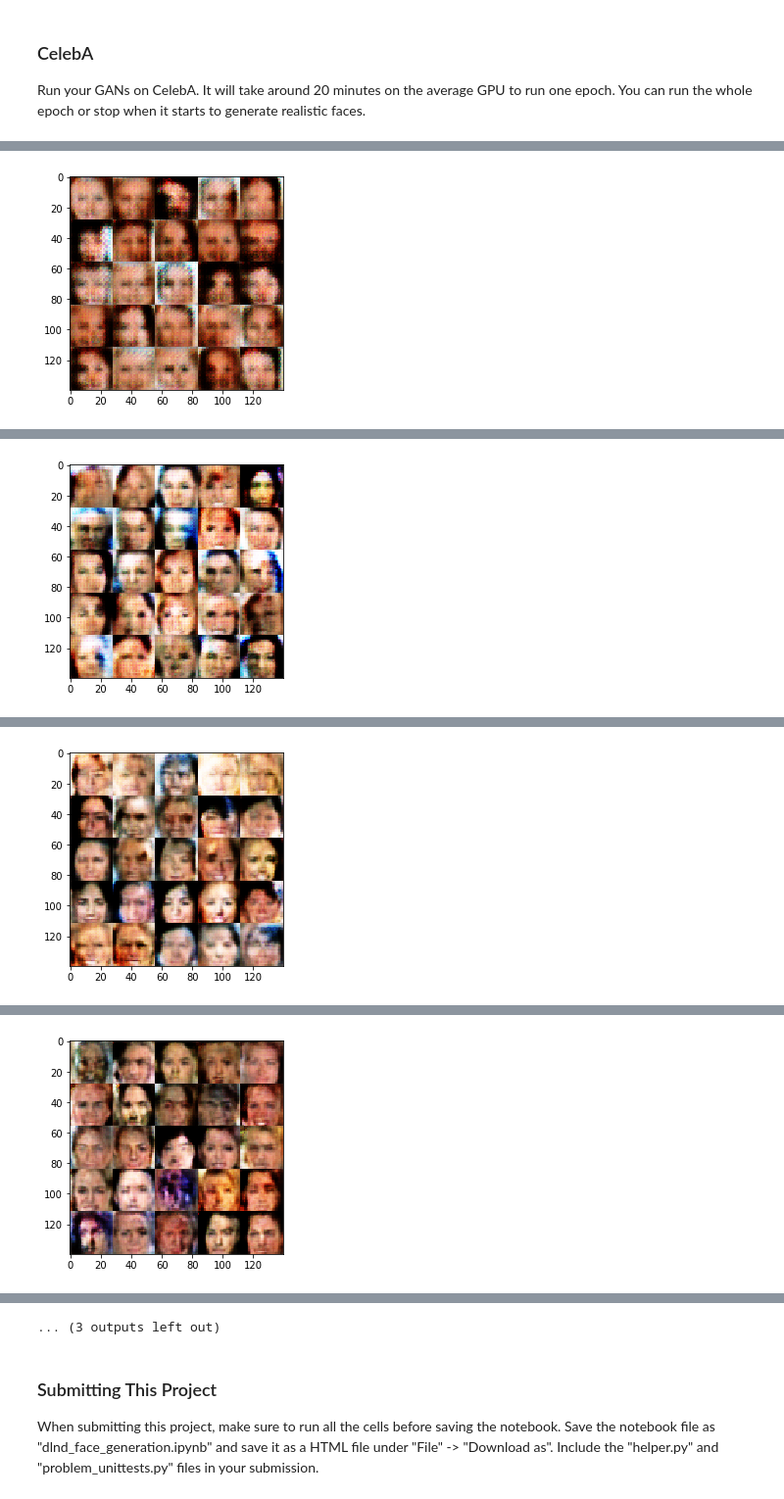
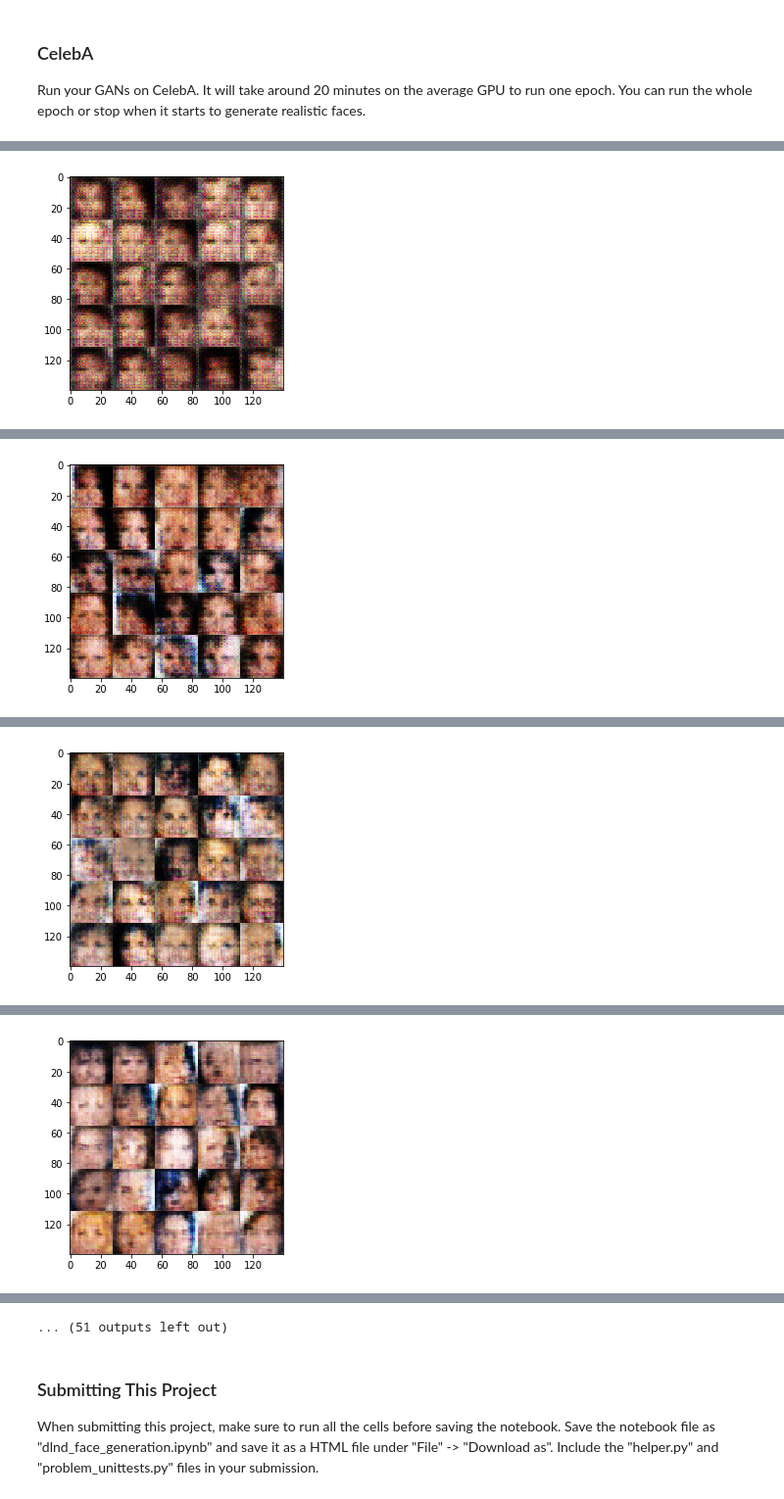
Before and after one commit to cryptSky/dlnd_gan_face_generation, a Jupyter notebook: dlnd_face_generation.ipynb, the cells around one changed output, grey strips where cells are left out. Shown at 98% size. Drawn from its saved outputs; the diff is of its cells as text; code cells hidden in the pictures.

```diff
--- a/dlnd_face_generation.ipynb
+++ b/dlnd_face_generation.ipynb
@@ -185,19 +185,19 @@ def generator(z, out_channel_dim, is_train=True):
     :return: The tensor output of the generator
     """
     reuse = not is_train
-    alpha=0.2
+    alpha=0.1
     with tf.variable_scope('generator', reuse=reuse):
-        x = tf.layers.dense(z, 4*4*512)
+        x = tf.layers.dense(z, 4*4*64)
 
-        x = tf.reshape(x, (-1,4,4,512))
+        x = tf.reshape(x, (-1,4,4,64))
         x = tf.layers.batch_normalization(x,training=is_train)
         x = tf.maximum(alpha * x, x)
 
-        x = tf.layers.conv2d_transpose(x, 256, 4, strides=1, padding="valid")
+        x = tf.layers.conv2d_transpose(x, 32, 4, strides=1, padding="valid")
         x = tf.layers.batch_normalization(x,training=is_train)
         x = tf.maximum(alpha * x, x)
 
-        x = tf.layers.conv2d_transpose(x, 128, 4, strides=2, padding="same")
+        x = tf.layers.conv2d_transpose(x, 16, 4, strides=2, padding="same")
         x = tf.layers.batch_normalization(x,training=is_train)
         x = tf.maximum(alpha * x, x)
 
@@ -221,6 +221,7 @@ Implement `model_loss` to build the GANs for training and calculate the loss.  T
 - `discriminator(images, reuse=False)`
 - `generator(z, out_channel_dim, is_train=True)`
 # %%
+import numpy as np
 def model_loss(input_real, input_z, out_channel_dim):
     """
     Get the loss for the discriminator and generator
@@ -234,9 +235,9 @@ def model_loss(input_real, input_z, out_channel_dim):
     d_model_fake, d_logits_fake = discriminator(g_model, reuse=True)
 
     d_loss_real = tf.reduce_mean(
-        tf.nn.sigmoid_cross_entropy_with_logits(logits=d_logits_real, labels=tf.ones_like(d_model_real)))
+        tf.nn.sigmoid_cross_entropy_with_logits(logits=d_logits_real, labels=tf.ones_like(d_model_real)*np.random.uniform(0.7, 1.2)))
     d_loss_fake = tf.reduce_mean(
-        tf.nn.sigmoid_cross_entropy_with_logits(logits=d_logits_fake, labels=tf.zeros_like(d_model_fake)))
+        tf.nn.sigmoid_cross_entropy_with_logits(logits=d_logits_fake, labels=tf.ones_like(d_model_real)*np.random.uniform(0, 0.3)))
     g_loss = tf.reduce_mean(
         tf.nn.sigmoid_cross_entropy_with_logits(logits=d_logits_fake, labels=tf.ones_like(d_model_fake)))
 
@@ -407,10 +409,10 @@ Epoch 2/2 Step 1200... Discriminator Loss: 0.8404... Generator Loss: 0.7777 ...
 ### CelebA
 Run your GANs on CelebA.  It will take around 20 minutes on the average GPU to run one epoch.  You can run the whole epoch or stop when it starts to generate realistic faces.
 # %%
-batch_size = 128
-z_dim = 128
+batch_size = 32
+z_dim = 100
 learning_rate = 0.001
-beta1 = 0.2
+beta1 = 0.1
 
 
 """
@@ -428 +430 @@ Epoch 1/1 Step 200... Discriminator Loss: 1.4272... Generator Loss: 0.4022 ... T
-[figure, old version]
+[figure, new version]
@@ -431 +433 @@ Epoch 1/1 Step 400... Discriminator Loss: 1.9078... Generator Loss: 2.5674 ... T
-[figure, old version]
+[figure, new version]
@@ -434 +436 @@ Epoch 1/1 Step 600... Discriminator Loss: 1.4057... Generator Loss: 0.3716 ... T
-[figure, old version]
+[figure, new version]
@@ -437 +439 @@ Epoch 1/1 Step 800... Discriminator Loss: 1.5328... Generator Loss: 1.8348 ... T
-[figure, old version]
+[figure, new version]
@@ -444,4 +446,4 @@ Epoch 1/1 Step 1200... Discriminator Loss: 1.3837... Generator Loss: 0.3854 ...
-... (3 outputs left out)
+... (51 outputs left out)
 # %% [markdown]
 ### Submitting This Project
 When submitting this project, make sure to run all the cells before saving the notebook. Save the notebook file as "dlnd_face_generation.ipynb" and save it as a HTML file under "File" -> "Download as". Include the "helper.py" and "problem_unittests.py" files in your submission.
```
Also changed, not shown: parts of 3 cells of this notebook, 1 other file.
